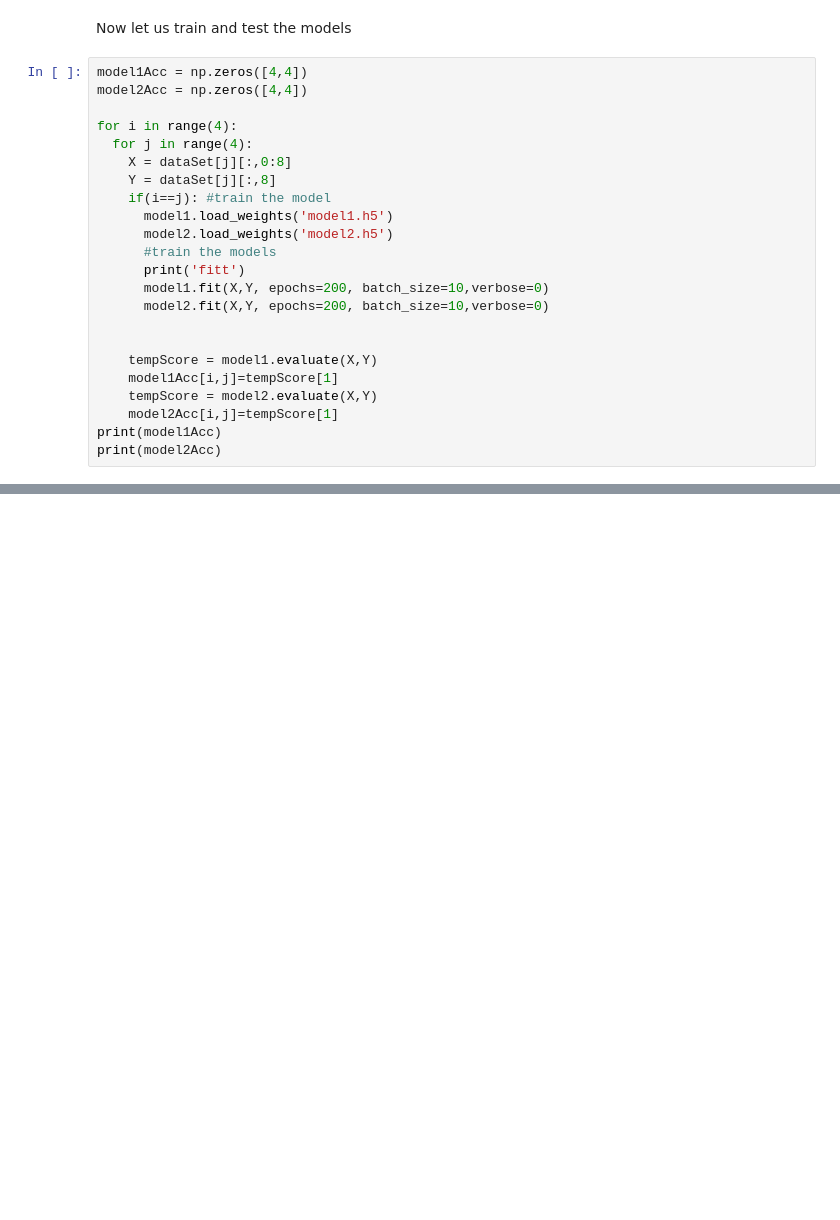
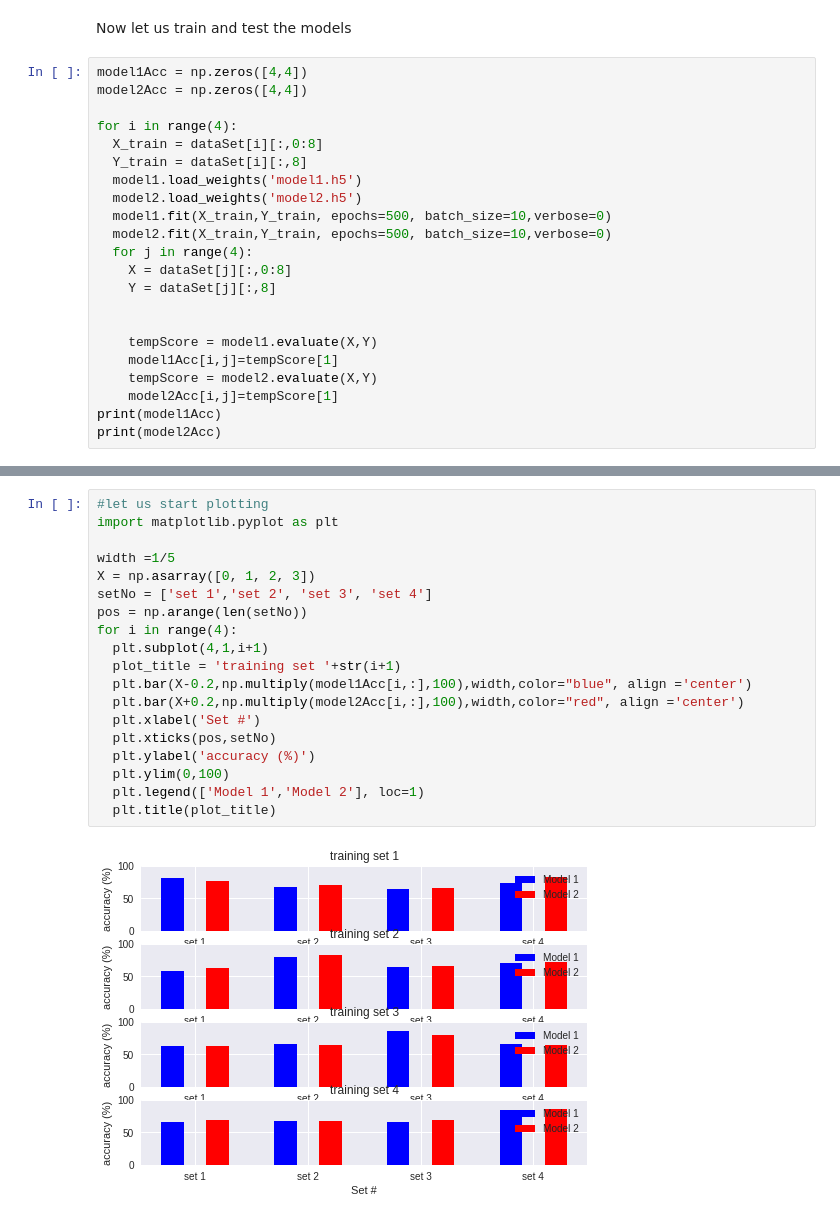
Before and after one commit to ansumsingh/Machine-learning-and-data-science, a Jupyter notebook: Keras2.ipynb, the cells around one changed output, grey strips where cells are left out. Drawn from its saved outputs; the diff is of its cells as text; blank space fills up the shorter version.

```diff
--- a/Keras2.ipynb
+++ b/Keras2.ipynb
@@ -95,16 +97,15 @@ model1Acc = np.zeros([4,4])
 model2Acc = np.zeros([4,4])
 
 for i in range(4):
+  X_train = dataSet[i][:,0:8]
+  Y_train = dataSet[i][:,8]
+  model1.load_weights('model1.h5')
+  model2.load_weights('model2.h5')
+  model1.fit(X_train,Y_train, epochs=500, batch_size=10,verbose=0)
+  model2.fit(X_train,Y_train, epochs=500, batch_size=10,verbose=0)
   for j in range(4):
     X = dataSet[j][:,0:8]
     Y = dataSet[j][:,8]
-    if(i==j): #train the model
-      model1.load_weights('model1.h5')
-      model2.load_weights('model2.h5')
-      #train the models
-      print('fitt')
-      model1.fit(X,Y, epochs=200, batch_size=10,verbose=0)
-      model2.fit(X,Y, epochs=200, batch_size=10,verbose=0)
 
 
     tempScore = model1.evaluate(X,Y)
@@ -133,0 +135,21 @@ fitt
+# %%
+#let us start plotting
+import matplotlib.pyplot as plt
+
+width =1/5
+X = np.asarray([0, 1, 2, 3])
+setNo = ['set 1','set 2', 'set 3', 'set 4']
+pos = np.arange(len(setNo))
+for i in range(4):
+  plt.subplot(4,1,i+1)
+  plot_title = 'training set '+str(i+1)
+  plt.bar(X-0.2,np.multiply(model1Acc[i,:],100),width,color="blue", align ='center')
+  plt.bar(X+0.2,np.multiply(model2Acc[i,:],100),width,color="red", align ='center')
+  plt.xlabel('Set #')
+  plt.xticks(pos,setNo)
+  plt.ylabel('accuracy (%)')
+  plt.ylim(0,100)
+  plt.legend(['Model 1','Model 2'], loc=1)
+  plt.title(plot_title)
+# %% [output]
+[figure, added]
```
Also changed, not shown: parts of 2 cells of this notebook.
